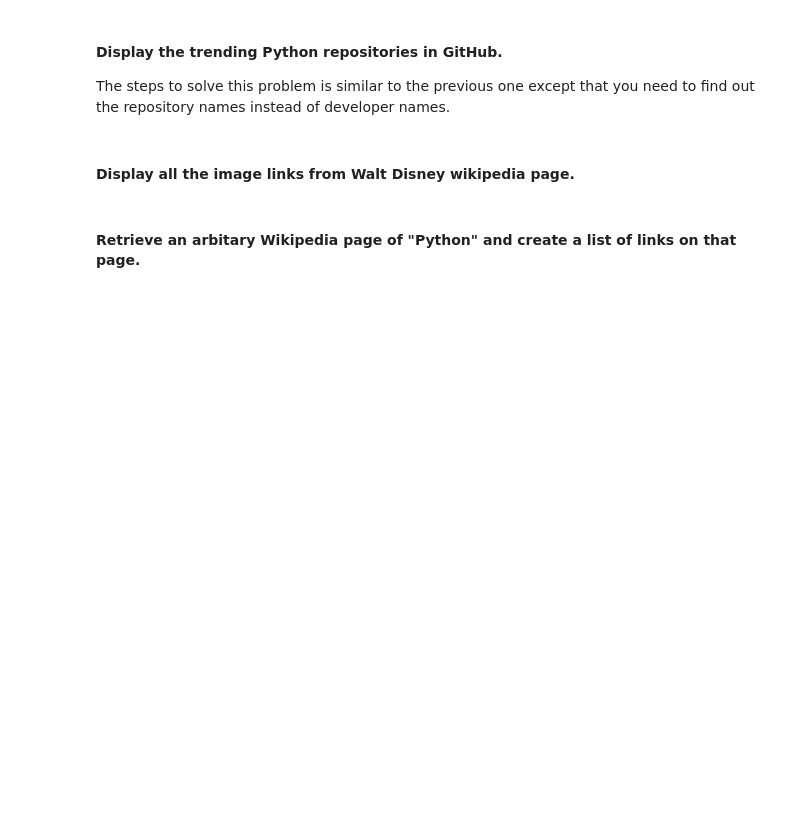
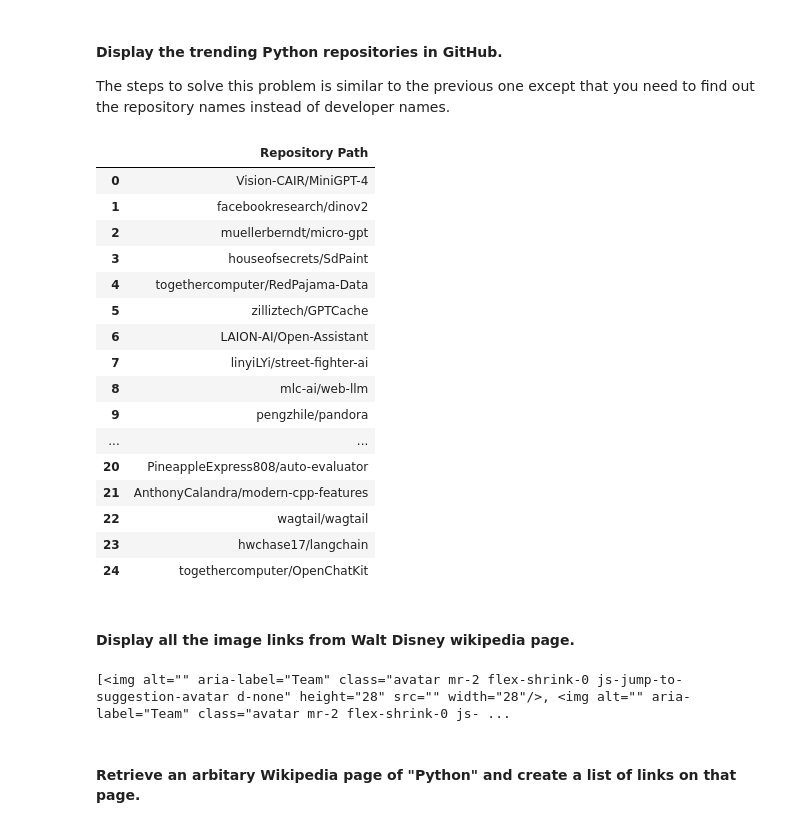
Before and after one commit to Lucien-Stephane-Ld/DAFT_0410, a Jupyter notebook: Module_1/Lab_16_Web-Scraping/main.ipynb, the cells around one changed output. Saved outputs shown, nothing was run; the diff lists cells and outputs as text; code cells hidden in the pictures; blank space fills up the shorter version.

```diff
--- a/Module_1/Lab_16_Web-Scraping/main.ipynb
+++ b/Module_1/Lab_16_Web-Scraping/main.ipynb
@@ -138,0 +108,16 @@ Your output should look like below:
+# %%
+import requests
+from bs4 import BeautifulSoup
+import pandas as pd
+
+url = 'https://github.com/trending/developers'
+response = requests.get(url)
+soup = BeautifulSoup(response.content, 'html.parser')
+
+
+name_filt = 'div:nth-child(1) > h1 > a'
+dev_name = []
+for element in soup.select(name_filt):
+    dev_name.append(element.get_text().strip('\n').strip(' '))
+
+dev_name
@@ -138,0 +142,5 @@ Your output should look like below:
+# %%
+tag_filt = 'div:nth-child(1) > p > a'
+tag_name = []
+for element in soup.select(tag_filt):
+    tag_name.append(element.get_text().strip('\n').strip(' '))
@@ -143,11 +166,55 @@ The steps to solve this problem is similar to the previous one except that you n
 # %%
 # This is the url you will scrape in this exercise
 url = 'https://github.com/trending/python?since=daily'
+response = requests.get(url)
+soup = BeautifulSoup(response.content, 'html.parser')
+
+repo_select = 'h2 > a'
+repo_lst = []
+for element in soup.select(repo_select):
+    repo_lst.append(element.get("href").strip("/"))
+
+repo_df = pd.DataFrame({'Repository Path' : repo_lst})
+repo_df
+# %% [output]
+|  | Repository Path |
+| 0 | Vision-CAIR/MiniGPT-4 |
+| 1 | facebookresearch/dinov2 |
+| 2 | muellerberndt/micro-gpt |
+| 3 | houseofsecrets/SdPaint |
+| 4 | togethercomputer/RedPajama-Data |
+| 5 | zilliztech/GPTCache |
+| 6 | LAION-AI/Open-Assistant |
+| 7 | linyiLYi/street-fighter-ai |
+| 8 | mlc-ai/web-llm |
+| 9 | pengzhile/pandora |
+| ... | ... |
+| 20 | PineappleExpress808/auto-evaluator |
+| 21 | AnthonyCalandra/modern-cpp-features |
+| 22 | wagtail/wagtail |
+| 23 | hwchase17/langchain |
+| 24 | togethercomputer/OpenChatKit |
 # %% [markdown]
 #### Display all the image links from Walt Disney wikipedia page.
 # %%
 # This is the url you will scrape in this exercise
 url = 'https://en.wikipedia.org/wiki/Walt_Disney'
+reponse = requests.get(url).content
+soup = BeautifulSoup(response.content, 'html.parser')
+
+img_select = 'img'
+img_lst = []
+
+img = soup.select(img_select)
+
+print(img)
+
+# for element in soup.select(img_select):
+#     img_lst.append(element.get_text())
+
+# img_lst
+# %% [output]
+[<img alt="" aria-label="Team" class="avatar mr-2 flex-shrink-0 js-jump-to-suggestion-avatar d-none" height="28" src="" width="28"/>, <img alt="" aria-label="Team" class="avatar mr-2 flex-shrink-0 js- ...
 # %%
 # your code here
 # %% [markdown]
```
Also changed, not shown: parts of 12 cells of this notebook, 3 other files.
